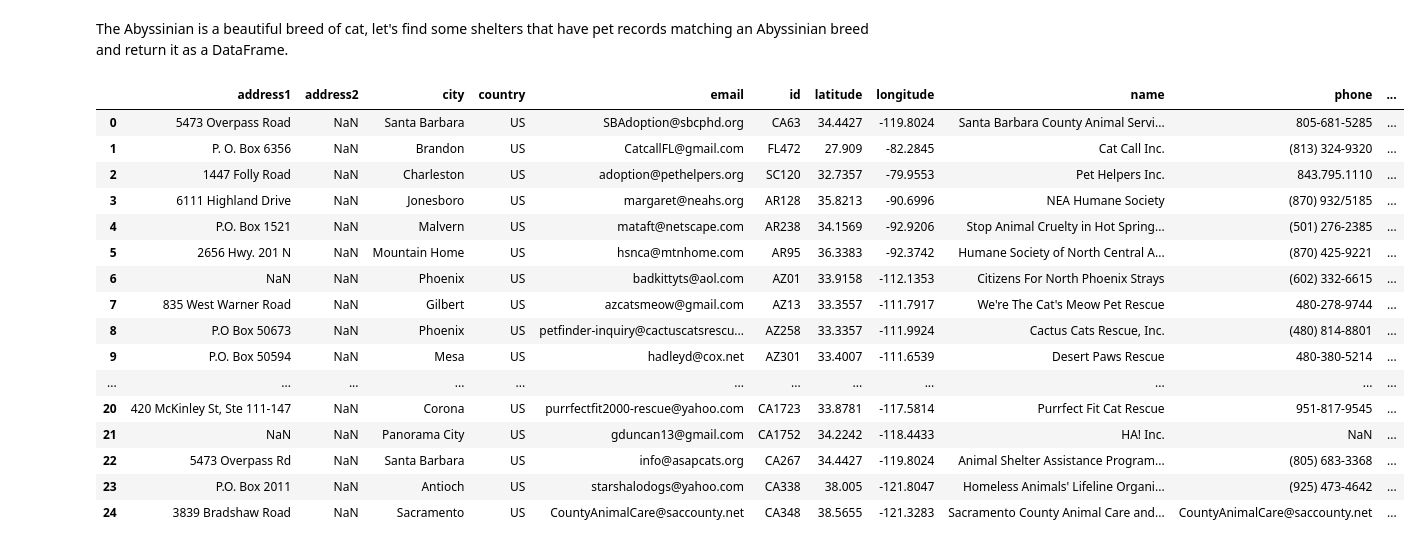
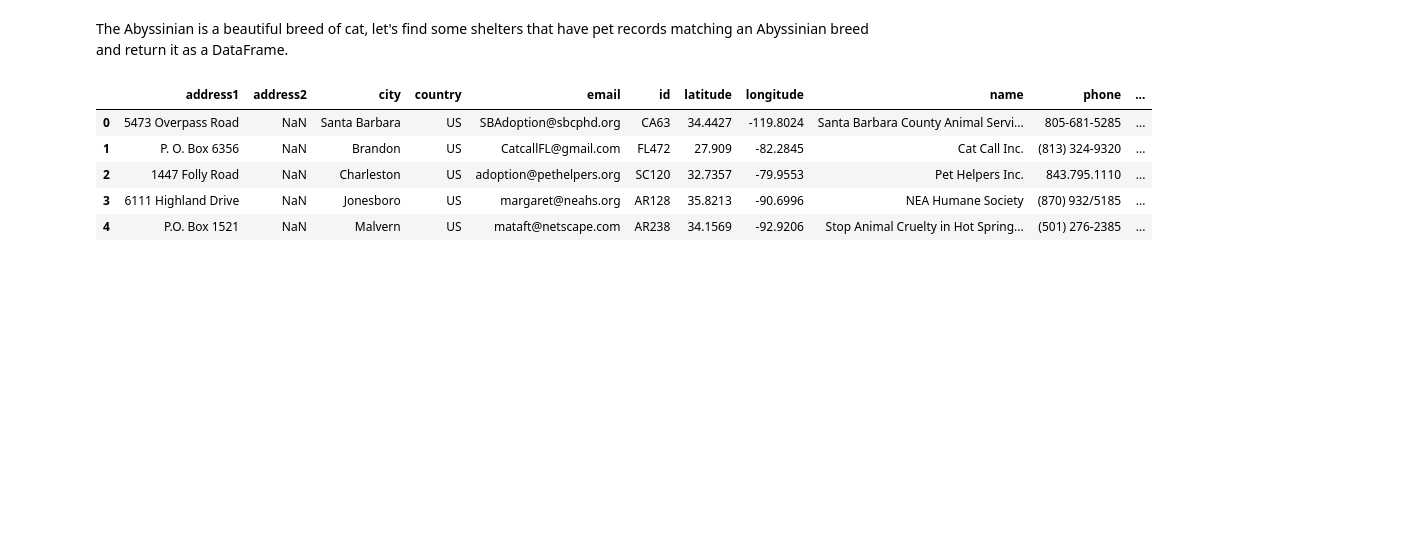
Before and after one commit to aschleg/petpy, a Jupyter notebook: docs/vignettes/01-Introduction.ipynb, the cells around one changed output. Drawn from its saved outputs; the diff is of its cells as text; code cells hidden in the pictures; blank space fills up the shorter version.

```diff
--- a/docs/vignettes/01-Introduction.ipynb
+++ b/docs/vignettes/01-Introduction.ipynb
@@ -373,22 +364,12 @@ The Abyssinian is a beautiful breed of cat, let's find some shelters that have p
 # %%
 aby = cats_df['cat breeds'].tolist()[0]
 # %%
-pf.shelter_listByBreed('cat', aby, return_df=True)
+aby_shelters = pf.shelter_listByBreed('cat', aby, return_df=True)
+aby_shelters.head()
 # %% [output]
 |  | address1 | address2 | city | country | email | id | latitude | longitude | name | phone | ... |
 | 0 | 5473 Overpass Road | NaN | Santa Barbara | US | SBAdoption@sbcphd.org | CA63 | 34.4427 | -119.8024 | Santa Barbara County Animal Servi... | 805-681-5285 | ... |
 | 1 | P. O. Box 6356 | NaN | Brandon | US | CatcallFL@gmail.com | FL472 | 27.909 | -82.2845 | Cat Call Inc. | (813) 324-9320 | ... |
 | 2 | 1447 Folly Road | NaN | Charleston | US | adoption@pethelpers.org | SC120 | 32.7357 | -79.9553 | Pet Helpers Inc. | 843.795.1110 | ... |
 | 3 | 6111 Highland Drive | NaN | Jonesboro | US | margaret@neahs.org | AR128 | 35.8213 | -90.6996 | NEA Humane Society | (870) 932/5185 | ... |
 | 4 | P.O. Box 1521 | NaN | Malvern | US | mataft@netscape.com | AR238 | 34.1569 | -92.9206 | Stop Animal Cruelty in Hot Spring... | (501) 276-2385 | ... |
-| 5 | 2656 Hwy. 201 N | NaN | Mountain Home | US | hsnca@mtnhome.com | AR95 | 36.3383 | -92.3742 | Humane Society of North Central A... | (870) 425-9221 | ... |
-| 6 | NaN | NaN | Phoenix | US | badkittyts@aol.com | AZ01 | 33.9158 | -112.1353 | Citizens For North Phoenix Strays | (602) 332-6615 | ... |
-| 7 | 835 West Warner Road | NaN | Gilbert | US | azcatsmeow@gmail.com | AZ13 | 33.3557 | -111.7917 | We're The Cat's Meow Pet Rescue | 480-278-9744 | ... |
-| 8 | P.O Box 50673 | NaN | Phoenix | US | petfinder-inquiry@cactuscatsrescu... | AZ258 | 33.3357 | -111.9924 | Cactus Cats Rescue, Inc. | (480) 814-8801 | ... |
-| 9 | P.O. Box 50594 | NaN | Mesa | US | hadleyd@cox.net | AZ301 | 33.4007 | -111.6539 | Desert Paws Rescue | 480-380-5214 | ... |
-| ... | ... | ... | ... | ... | ... | ... | ... | ... | ... | ... | ... |
-| 20 | 420 McKinley St, Ste 111-147 | NaN | Corona | US | purrfectfit2000-rescue@yahoo.com | CA1723 | 33.8781 | -117.5814 | Purrfect Fit Cat Rescue | 951-817-9545 | ... |
-| 21 | NaN | NaN | Panorama City | US | gduncan13@gmail.com | CA1752 | 34.2242 | -118.4433 | HA! Inc. | NaN | ... |
-| 22 | 5473 Overpass Rd | NaN | Santa Barbara | US | info@asapcats.org | CA267 | 34.4427 | -119.8024 | Animal Shelter Assistance Program... | (805) 683-3368 | ... |
-| 23 | P.O. Box 2011 | NaN | Antioch | US | starshalodogs@yahoo.com | CA338 | 38.005 | -121.8047 | Homeless Animals' Lifeline Organi... | (925) 473-4642 | ... |
-| 24 | 3839 Bradshaw Road | NaN | Sacramento | US | CountyAnimalCare@saccounty.net | CA348 | 38.5655 | -121.3283 | Sacramento County Animal Care and... | CountyAnimalCare@saccounty.net | ... |
```
Also changed, not shown: parts of 12 cells of this notebook, 2 other files.
